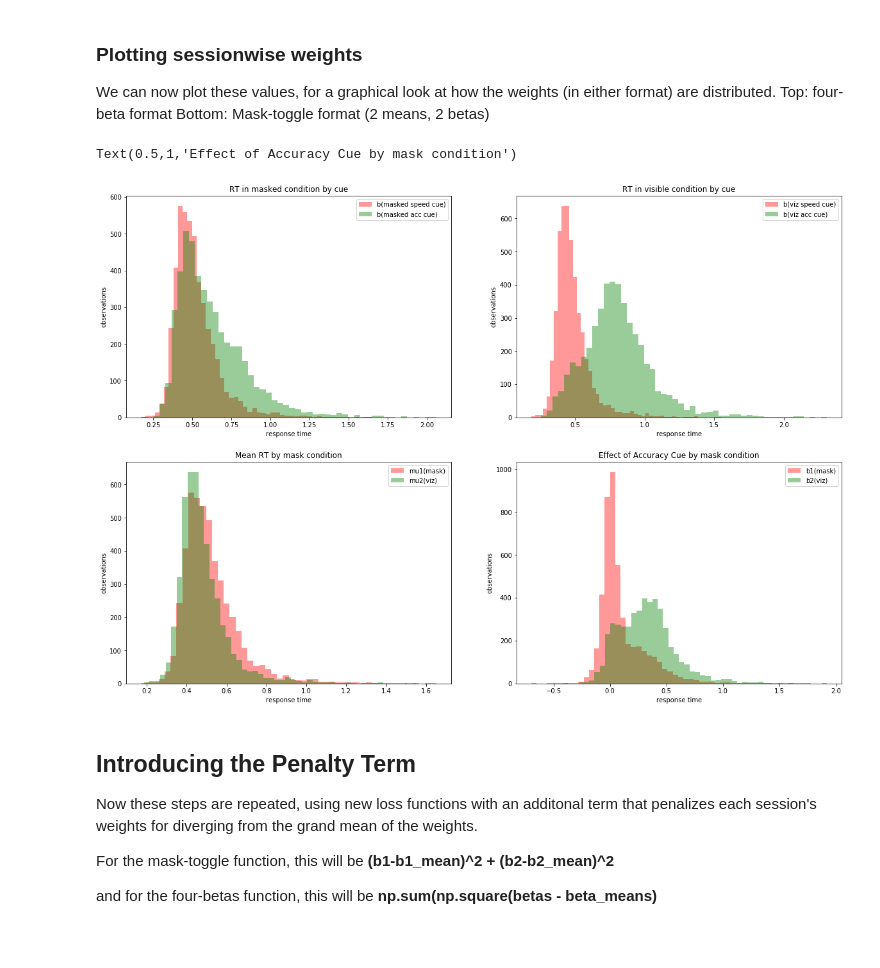
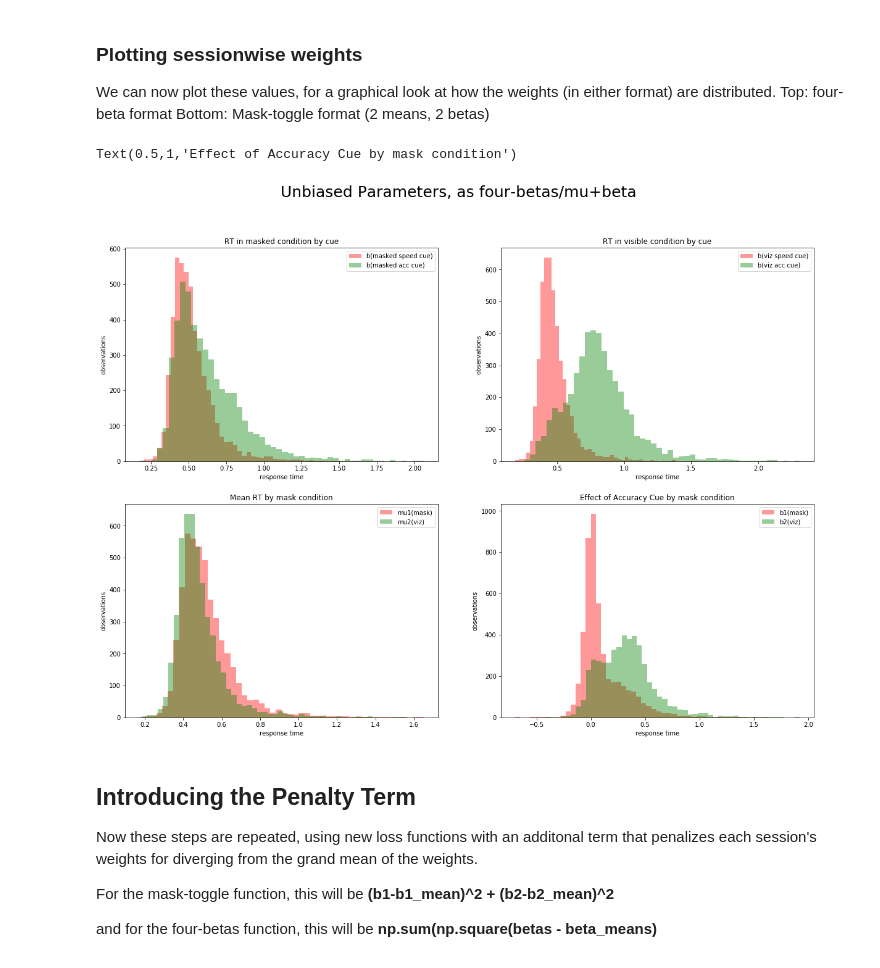
Before and after one commit to icushman/ms_test, a Jupyter notebook: metastudies.ipynb, the cells around one changed output. Drawn from its saved outputs; the diff is of its cells as text; code cells hidden in the pictures.

```diff
--- a/metastudies.ipynb
+++ b/metastudies.ipynb
@@ -308,29 +310,31 @@ Top: four-beta format
 Bottom: Mask-toggle format (2 means, 2 betas)
 # %%
 f, axes = plt.subplots(2, 2, figsize=(20,14), sharex=False)
+
+f.suptitle('Unbiased Parameters, as four-betas/mu+beta', size=25)
 
 sns.distplot( four_betas.iloc[:,0] , color="red", label=four_betas.columns[0], ax=axes[0,0], kde=False)
 sns.distplot( four_betas.iloc[:,1] , color="green", label=four_betas.columns[1], ax=axes[0,0], kde=False).set(xlabel='response time', ylabel='observations')
 axes[0,0].legend()
 axes[0,0].set_title("RT in masked condition by cue")
 
 sns.distplot( four_betas.iloc[:,2] , color="red", label=four_betas.columns[2], ax=axes[0,1], kde=False)
 sns.distplot( four_betas.iloc[:,3] , color="green", label=four_betas.columns[3], ax=axes[0,1], kde=False).set(xlabel='response time', ylabel='observations')
 axes[0,1].legend()
 axes[0,1].set_title("RT in visible condition by cue")
 
 sns.distplot( mask_toggle_params.iloc[:,0] , color="red", label=mask_toggle_params.columns[0], ax=axes[1,0], kde=False)
 sns.distplot( mask_toggle_params.iloc[:,1] , color="green", label=mask_toggle_params.columns[1], ax=axes[1,0], kde=False).set(xlabel='response time', ylabel='observations')
 axes[1,0].legend()
 axes[1,0].set_title("Mean RT by mask condition")
 
 sns.distplot( mask_toggle_params.iloc[:,2] , color="red", label=mask_toggle_params.columns[2], ax=axes[1,1], kde=False)
 sns.distplot( mask_toggle_params.iloc[:,3] , color="green", label=mask_toggle_params.columns[3], ax=axes[1,1], kde=False).set(xlabel='response time', ylabel='observations')
 axes[1,1].legend()
 axes[1,1].set_title("Effect of Accuracy Cue by mask condition")
 # %% [output]
 Text(0.5,1,'Effect of Accuracy Cue by mask condition')
-[figure, old version]
+[figure, new version]
 # %% [markdown]
 ## Introducing the Penalty Term
 
```
Also changed, not shown: parts of 3 cells of this notebook.
